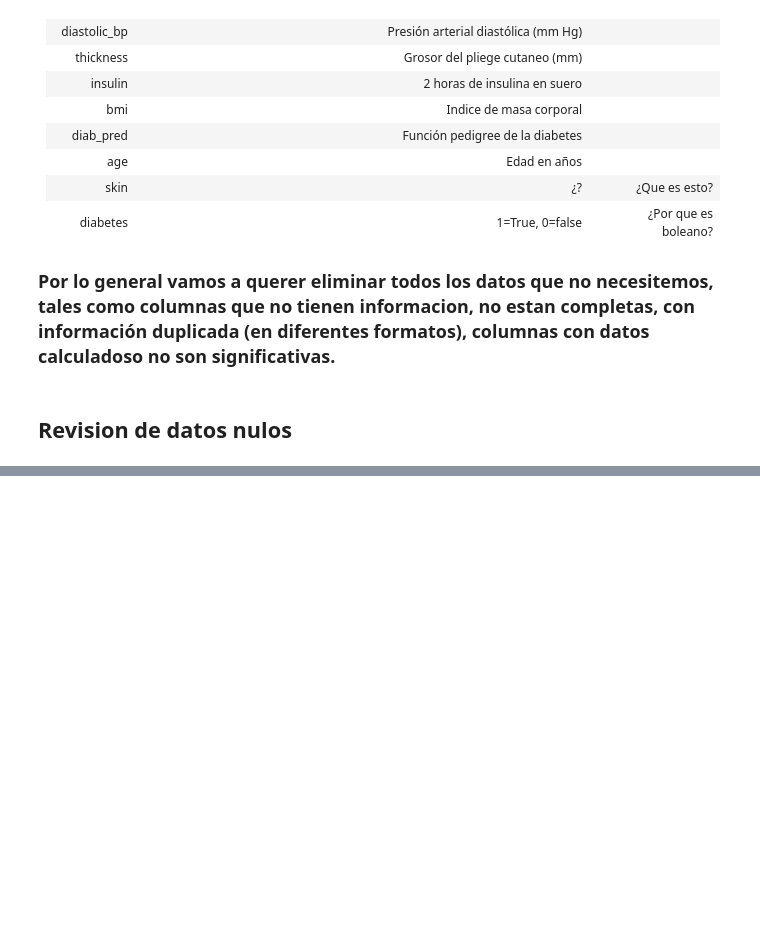
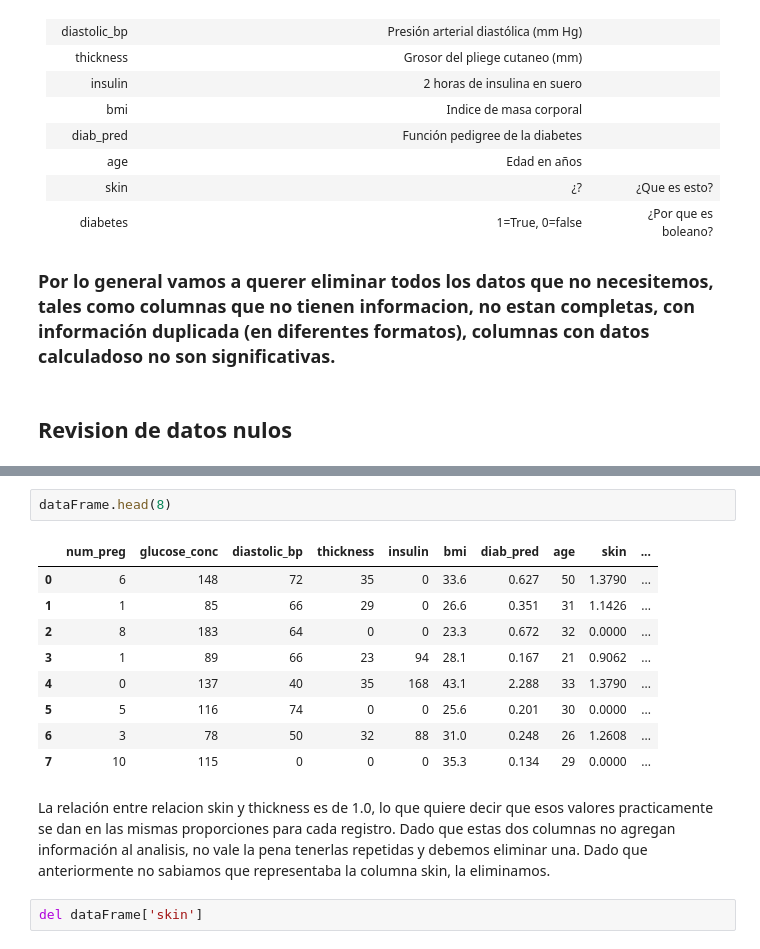
Before and after one commit to qnelo/anacondaTutorial, a Jupyter notebook: notebooks/Predicción de diabetes con datos PIMA.ipynb, the cells around one changed output, grey strips where cells are left out. Drawn from its saved outputs; the diff is of its cells as text; blank space fills up the shorter version.

```diff
--- a/notebooks/Predicción de diabetes con datos PIMA.ipynb
+++ b/notebooks/Predicción de diabetes con datos PIMA.ipynb
@@ -73,0 +134,17 @@ False
+# %%
+dataFrame.head(8)
+# %% [output]
+|  | num_preg | glucose_conc | diastolic_bp | thickness | insulin | bmi | diab_pred | age | skin | ... |
+| 0 | 6 | 148 | 72 | 35 | 0 | 33.6 | 0.627 | 50 | 1.3790 | ... |
+| 1 | 1 | 85 | 66 | 29 | 0 | 26.6 | 0.351 | 31 | 1.1426 | ... |
+| 2 | 8 | 183 | 64 | 0 | 0 | 23.3 | 0.672 | 32 | 0.0000 | ... |
+| 3 | 1 | 89 | 66 | 23 | 94 | 28.1 | 0.167 | 21 | 0.9062 | ... |
+| 4 | 0 | 137 | 40 | 35 | 168 | 43.1 | 2.288 | 33 | 1.3790 | ... |
+| 5 | 5 | 116 | 74 | 0 | 0 | 25.6 | 0.201 | 30 | 0.0000 | ... |
+| 6 | 3 | 78 | 50 | 32 | 88 | 31.0 | 0.248 | 26 | 1.2608 | ... |
+| 7 | 10 | 115 | 0 | 0 | 0 | 35.3 | 0.134 | 29 | 0.0000 | ... |
+# %% [markdown]
+La relación entre relacion skin y thickness es de 1.0, lo que quiere decir que esos valores practicamente se dan en las mismas proporciones para cada registro. Dado que estas dos columnas no agregan información al analisis, no vale la pena tenerlas repetidas y debemos eliminar una.
+Dado que anteriormente no sabiamos que representaba la columna skin, la eliminamos.
+# %%
+del dataFrame['skin']
```
Also changed, not shown: parts of 13 cells of this notebook, 1 other file.
